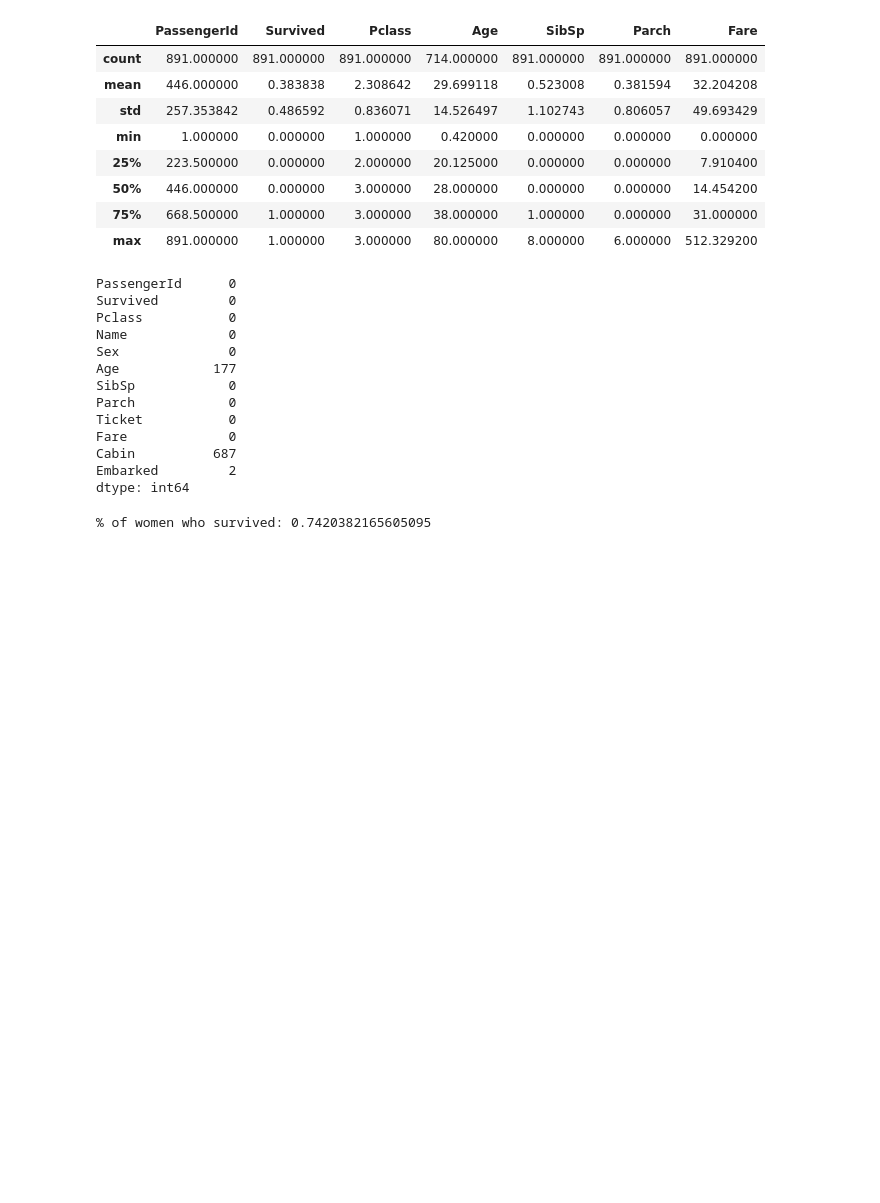
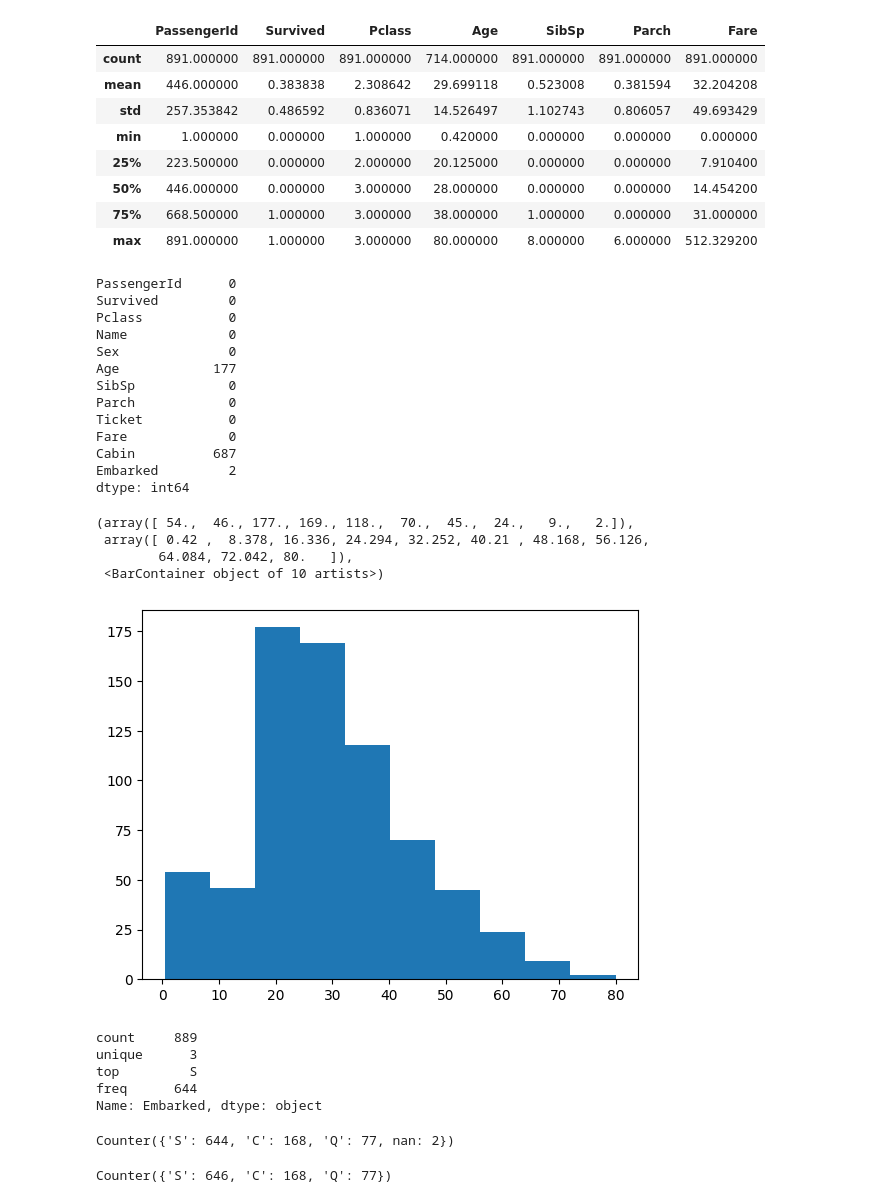
Before and after one commit to SimTheGreat/titanic_kaggle, a Jupyter notebook: titanic/Untitled.ipynb, the cells around one changed output. Saved outputs shown, nothing was run; the diff lists cells and outputs as text; code cells hidden in the pictures; blank space fills up the shorter version.

```diff
--- a/titanic/Untitled.ipynb
+++ b/titanic/Untitled.ipynb
@@ -69,10 +72,13 @@ Fare             0
 Cabin          687
 Embarked         2
 dtype: int64
-# %%
-women = train_df.loc[train_df.Sex == 'female']["Survived"]
-rate_women = sum(women)/len(women)
-
-print("% of women who survived:", rate_women)
-# %% [output]
-% of women who survived: 0.7420382165605095
+# %%
+#fill nan's
+#lets start with age but fill with mean or median?
+plt.hist(train_df.Age)
+# %% [output]
+(array([ 54.,  46., 177., 169., 118.,  70.,  45.,  24.,   9.,   2.]),
+ array([ 0.42 ,  8.378, 16.336, 24.294, 32.252, 40.21 , 48.168, 56.126,
+        64.084, 72.042, 80.   ]),
+ <BarContainer object of 10 artists>)
+[figure, added]
@@ -78,0 +87,12 @@ print("% of women who survived:", rate_women)
+# %%
+train_df["Embarked"].describe()
+# %% [output]
+count     889
+unique      3
+top         S
+freq      644
+Name: Embarked, dtype: object
+# %%
+Counter(train_df["Embarked"])
+# %% [output]
+Counter({'S': 644, 'C': 168, 'Q': 77, nan: 2})
@@ -78,0 +101,4 @@ print("% of women who survived:", rate_women)
+# %%
+Counter(train_df["Embarked"])
+# %% [output]
+Counter({'S': 646, 'C': 168, 'Q': 77})
```
Also changed, not shown: parts of 11 cells of this notebook.
